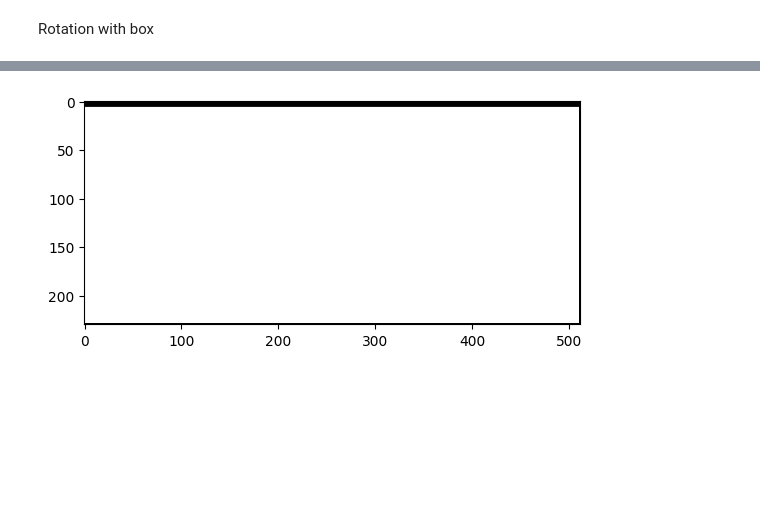
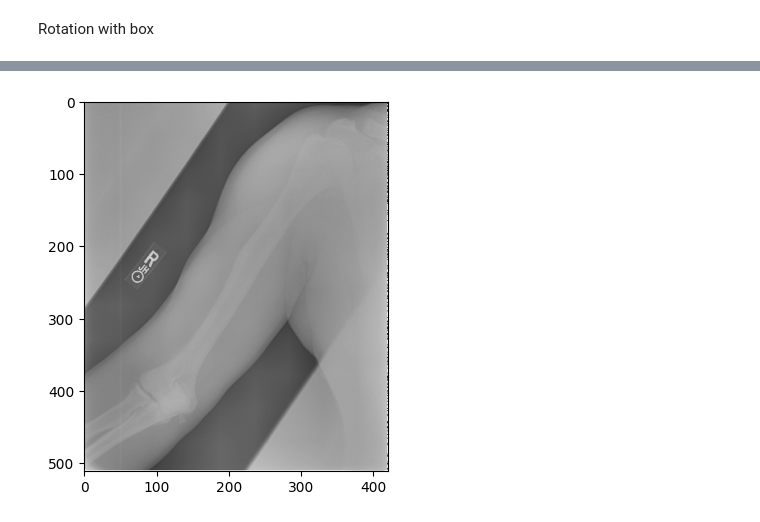
Before and after one commit to ronocara/HoughTransform_xray, a Jupyter notebook: houghT2.ipynb, the cells around one changed output, grey strips where cells are left out. Drawn from its saved outputs; the diff is of its cells as text; code cells hidden in the pictures; blank space fills up the shorter version.

```diff
--- a/houghT2.ipynb
+++ b/houghT2.ipynb
@@ -35,20 +30,20 @@ for y in outliers:
     if y in image_files:
         image_files.remove(y)
 # %%
-# image_path = "/home/clr/Thesis/pre-processing/Humerus/MURA-v1.1-train-XR_HUMERUS-patient00246-study1_negative-image1.png"
-# /home/clr/Thesis/HoughTransform_xray/Humerus
-image_path = "/home/clr/Thesis/HoughTransform_xray/Humerus/MURA-v1.1-train-XR_HUMERUS-patient00051-study1_positive-image1.png"
+#start of segmentation
+
+image_path = "/home/clr/Thesis/HoughTransform_xray/output_0/MURA-v1.1-train-XR_HUMERUS-patient01245-study1_negative-image1.png"
 im_gray = np.array(Image.open(image_path).convert('L'))
 
+#segmentation using thresholding
 threshold = threshold_otsu(im_gray)
-# threshold -= threshold * 0.2
+threshold -= threshold * 0.3
 bina_image = im_gray < threshold
 inverted_bina_image = np.logical_not(bina_image)
 
-# Convert the inverted binary image (numpy array) to a Pillow Image object
-inverted_binary_image = Image.fromarray(np.uint8(inverted_bina_image) * 255)
-plt.imshow(inverted_binary_image, cmap='gray')
-
+# # Convert the inverted binary image (numpy array) to a Pillow Image object
+# inverted_binary_image = Image.fromarray(np.uint8(inverted_bina_image) * 255)
+# plt.imshow(inverted_binary_image, cmap='gray')
 
 #removed image background after thresholding
 background_removed_image = np.zeros_like(im_gray)
@@ -61,0 +57,8 @@ plt.imshow(background_removed_image, cmap='gray')
+# %%
+#image brightness enhancer
+enhancer = ImageEnhance.Brightness(background_removed_image)
+
+factor = 1
+im_output = enhancer.enhance(factor)
+
+plt.imshow(im_output, cmap='gray')
@@ -62,39 +68,36 @@ plt.imshow(background_removed_image, cmap='gray')
 # %%
-contours, _ = cv2.findContours(np.uint8(background_removed_image), cv2.RETR_EXTERNAL, cv2.CHAIN_APPROX_SIMPLE)
+contours, _ = cv2.findContours(np.uint8(im_output), cv2.RETR_EXTERNAL, cv2.CHAIN_APPROX_SIMPLE)
 
 best_rect = None
 best_rect_area = 0
 
 # Iterate through all contours and find the best fitting rectangle
 for contour in contours:
     # Fit a rotated rectangle around the contour
     rect = cv2.minAreaRect(contour)
     box = cv2.boxPoints(rect)
     box_area = rect[1][0] * rect[1][1]
 
     # Check if the current rectangle has larger area than the previous best
     if box_area > best_rect_area:
         best_rect = box
         best_rect_area = box_area
 
 # Draw the rotated rectangle on the original image
-original_image = np.array(background_removed_image)
-
+original_image = np.array(im_output)
 mask = np.zeros_like(original_image)
 cv2.drawContours(mask, [np.int0(best_rect)], 0, (255, 255, 255), cv2.FILLED) # get the rectangl
 image_masked = cv2.bitwise_and(original_image, original_image, mask=mask)
 
-#sometimes it cannot detect a rectangle. so we use the original image
+#sometimes it cannot detect a rectangle. so we use the original image as mask
 if all(element == 255 for row in mask for element in row):
-    mask = image_masked
+    mask = im_gray
 
-# print(mask)
 # # Show the final image with the enclosing rotated rectangle
 plt.imshow(mask, cmap='gray')
-# plt.imshow(image_masked, cmap='gray')
 plt.show()
 # %% [output]
-[figure, old version]
+[figure, new version]
 # %%
 edges = cv2.Canny(mask, 50, 150, apertureSize=3)
 lines_list = []
```
Also changed, not shown: parts of 13 cells of this notebook, 37 other files.
